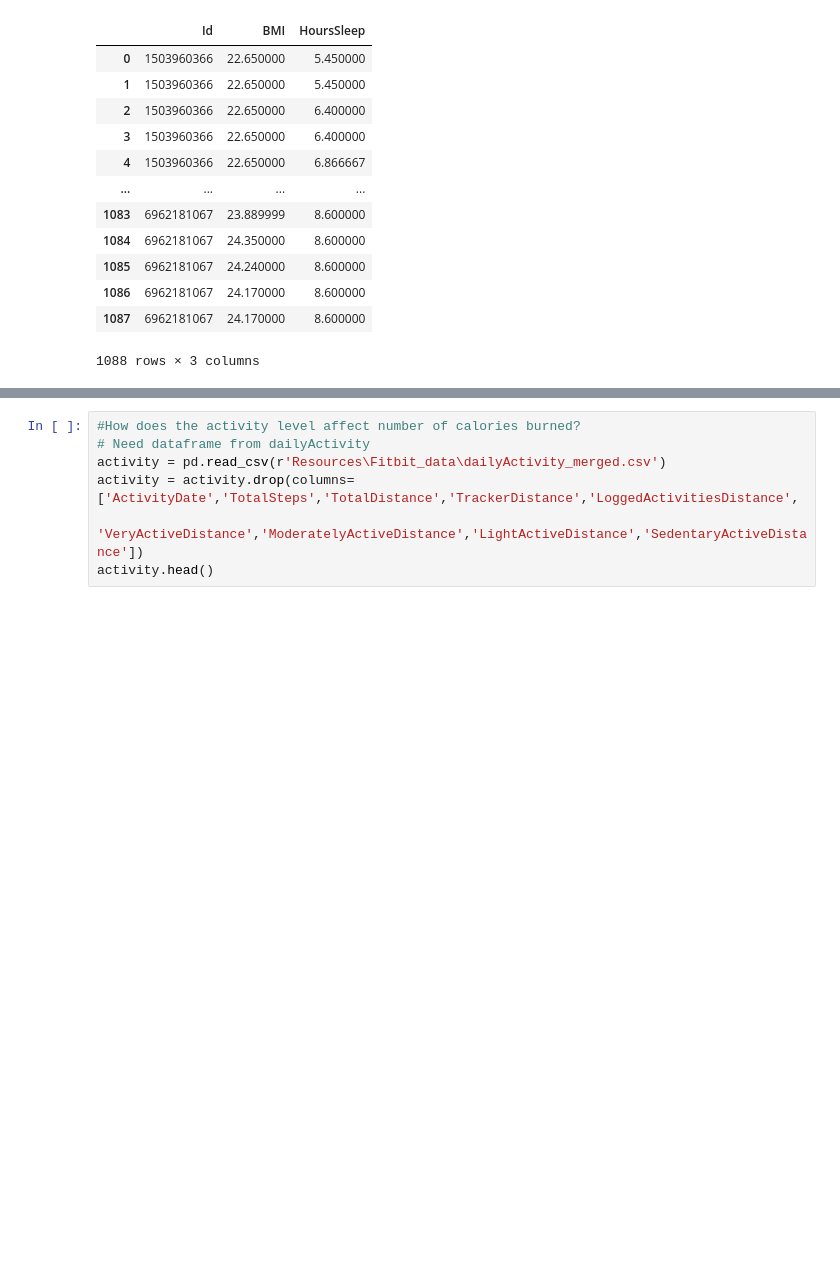
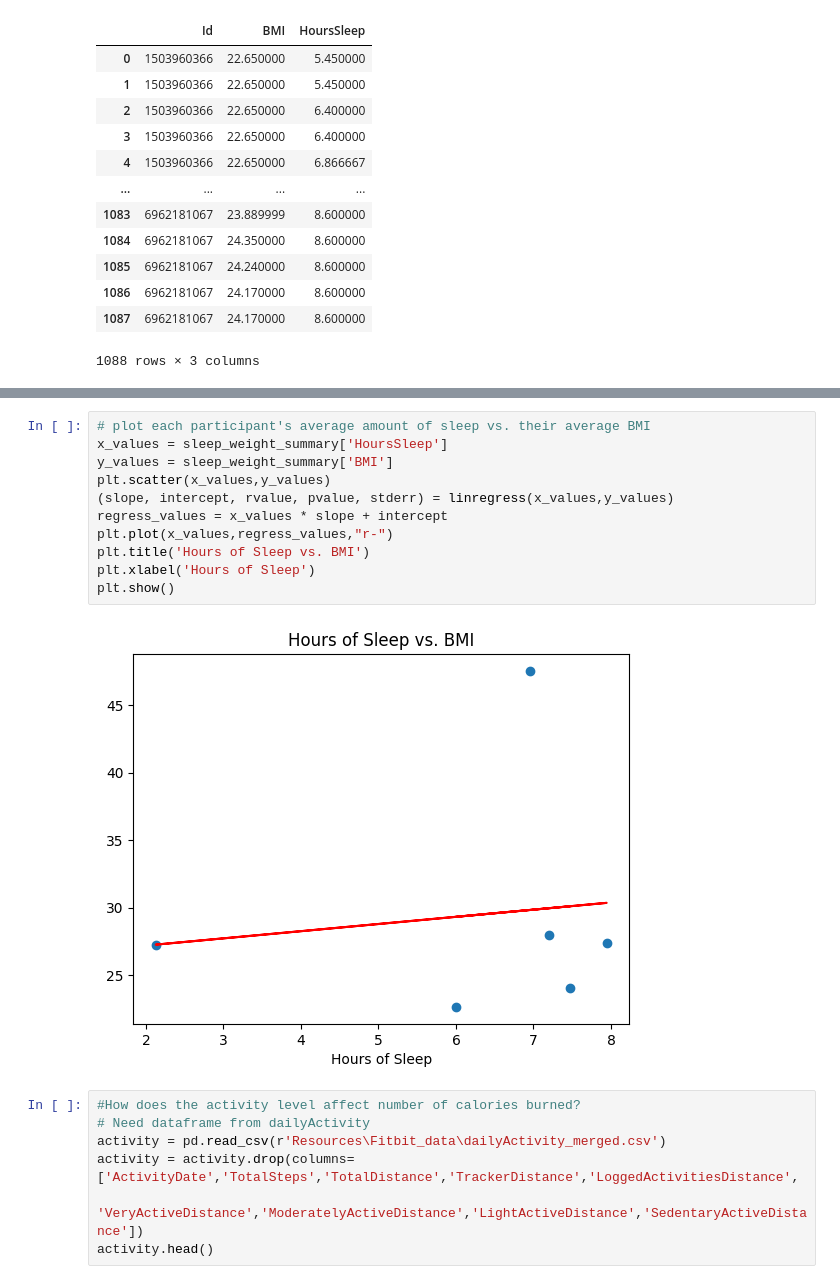
Before and after one commit to caitepley/Group1-Project1, a Jupyter notebook: main.ipynb, the cells around one changed output, grey strips where cells are left out. Saved outputs shown, nothing was run; the diff lists cells and outputs as text; blank space fills up the shorter version.

```diff
--- a/main.ipynb
+++ b/main.ipynb
@@ -145,3 +156,16 @@ sleep_weight_summary.head()
+# %%
+# plot each participant's average amount of sleep vs. their average BMI
+x_values = sleep_weight_summary['HoursSleep']
+y_values = sleep_weight_summary['BMI']
+plt.scatter(x_values,y_values)
+(slope, intercept, rvalue, pvalue, stderr) = linregress(x_values,y_values)
+regress_values = x_values * slope + intercept
+plt.plot(x_values,regress_values,"r-")
+plt.title('Hours of Sleep vs. BMI')
+plt.xlabel('Hours of Sleep')
+plt.show()
+# %% [output]
+[figure, added]
 # %%
 #How does the activity level affect number of calories burned?
 # Need dataframe from dailyActivity
```
Also changed, not shown: parts of 7 cells of this notebook.
